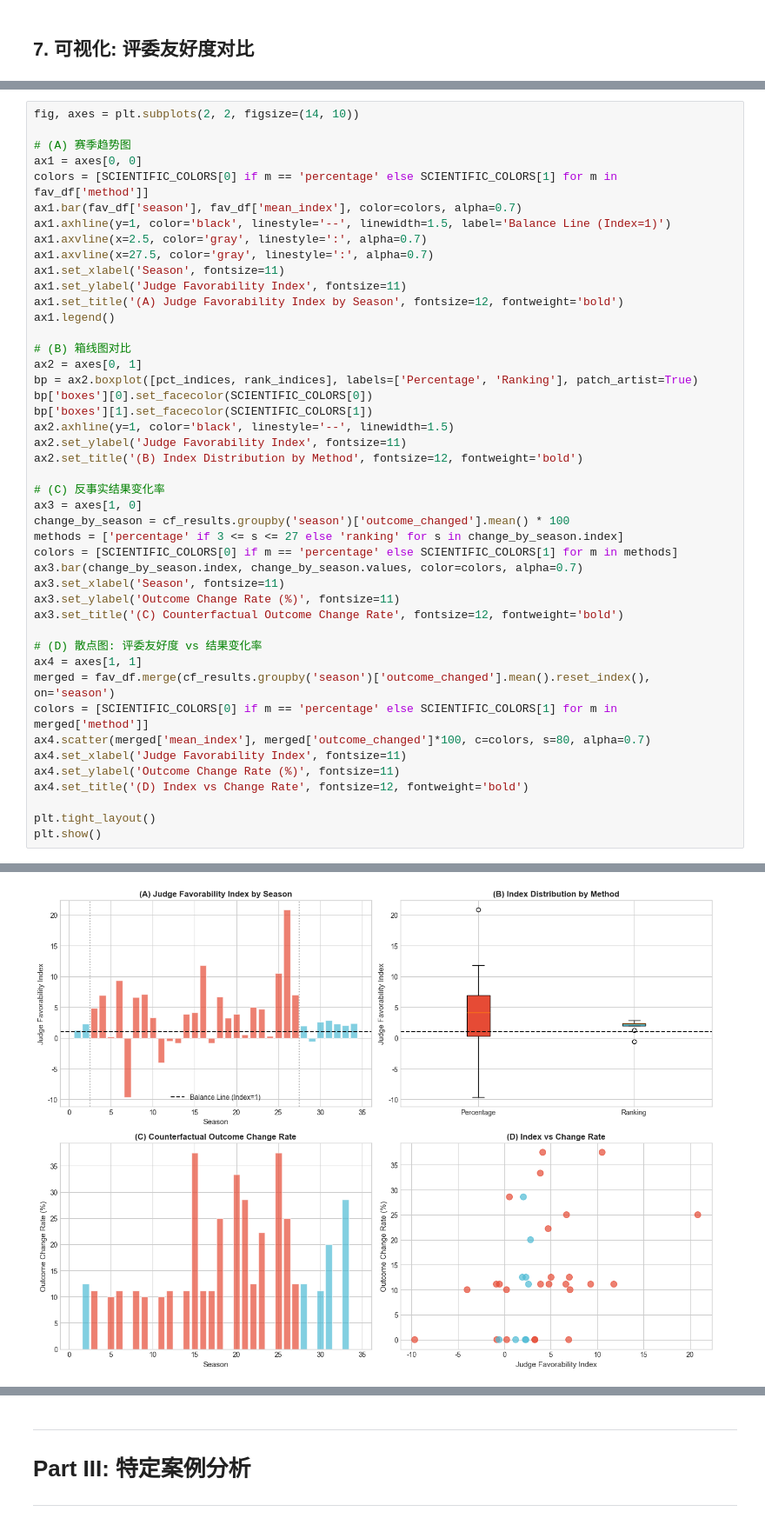
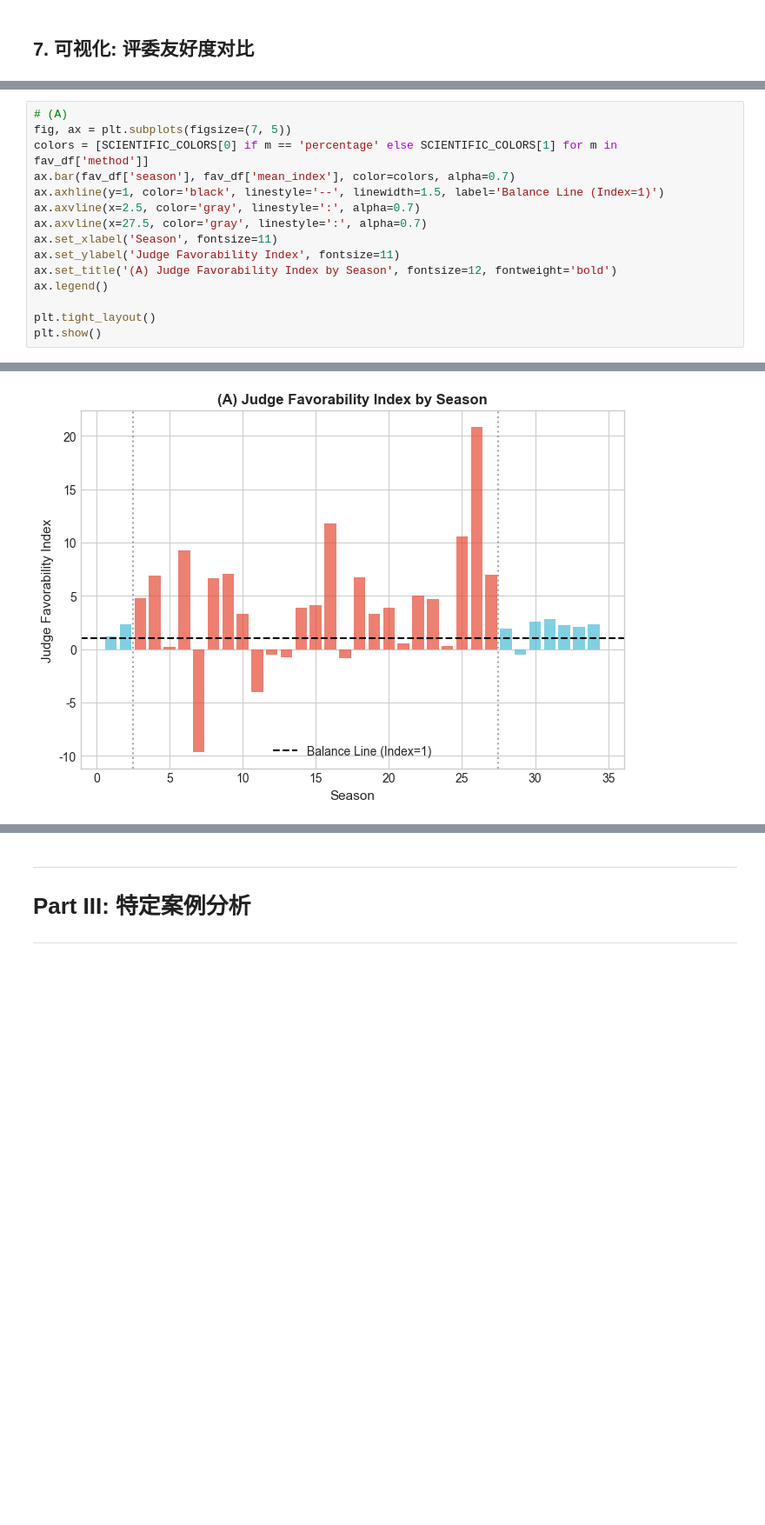
Before and after one commit to zimingttkx/AmericaMathModel, a Jupyter notebook: 2026_MathModel_C/solution_v1/Q2_投票机制对比/问题2_投票机制对比分析.ipynb, the cells around one changed output, grey strips where cells are left out. Shown at 87% size. Drawn from its saved outputs; the diff is of its cells as text; blank space fills up the shorter version.

```diff
--- a/2026_MathModel_C/solution_v1/Q2_投票机制对比/问题2_投票机制对比分析.ipynb
+++ b/2026_MathModel_C/solution_v1/Q2_投票机制对比/问题2_投票机制对比分析.ipynb
@@ -471,45 +481,15 @@ Effect Size (Cohen's d): 0.4653
 # %%
-fig, axes = plt.subplots(2, 2, figsize=(14, 10))
-
-# (A) 赛季趋势图
-ax1 = axes[0, 0]
+# (A)
+fig, ax = plt.subplots(figsize=(7, 5))
 colors = [SCIENTIFIC_COLORS[0] if m == 'percentage' else SCIENTIFIC_COLORS[1] for m in fav_df['method']]
-ax1.bar(fav_df['season'], fav_df['mean_index'], color=colors, alpha=0.7)
-ax1.axhline(y=1, color='black', linestyle='--', linewidth=1.5, label='Balance Line (Index=1)')
-ax1.axvline(x=2.5, color='gray', linestyle=':', alpha=0.7)
-ax1.axvline(x=27.5, color='gray', linestyle=':', alpha=0.7)
-ax1.set_xlabel('Season', fontsize=11)
-ax1.set_ylabel('Judge Favorability Index', fontsize=11)
-ax1.set_title('(A) Judge Favorability Index by Season', fontsize=12, fontweight='bold')
-ax1.legend()
-
-# (B) 箱线图对比
-ax2 = axes[0, 1]
-bp = ax2.boxplot([pct_indices, rank_indices], labels=['Percentage', 'Ranking'], patch_artist=True)
-bp['boxes'][0].set_facecolor(SCIENTIFIC_COLORS[0])
-bp['boxes'][1].set_facecolor(SCIENTIFIC_COLORS[1])
-ax2.axhline(y=1, color='black', linestyle='--', linewidth=1.5)
-ax2.set_ylabel('Judge Favorability Index', fontsize=11)
-ax2.set_title('(B) Index Distribution by Method', fontsize=12, fontweight='bold')
-
-# (C) 反事实结果变化率
-ax3 = axes[1, 0]
-change_by_season = cf_results.groupby('season')['outcome_changed'].mean() * 100
-methods = ['percentage' if 3 <= s <= 27 else 'ranking' for s in change_by_season.index]
-colors = [SCIENTIFIC_COLORS[0] if m == 'percentage' else SCIENTIFIC_COLORS[1] for m in methods]
-ax3.bar(change_by_season.index, change_by_season.values, color=colors, alpha=0.7)
-ax3.set_xlabel('Season', fontsize=11)
-ax3.set_ylabel('Outcome Change Rate (%)', fontsize=11)
-ax3.set_title('(C) Counterfactual Outcome Change Rate', fontsize=12, fontweight='bold')
-
-# (D) 散点图: 评委友好度 vs 结果变化率
-ax4 = axes[1, 1]
-merged = fav_df.merge(cf_results.groupby('season')['outcome_changed'].mean().reset_index(), on='season')
-colors = [SCIENTIFIC_COLORS[0] if m == 'percentage' else SCIENTIFIC_COLORS[1] for m in merged['method']]
-ax4.scatter(merged['mean_index'], merged['outcome_changed']*100, c=colors, s=80, alpha=0.7)
-ax4.set_xlabel('Judge Favorability Index', fontsize=11)
-ax4.set_ylabel('Outcome Change Rate (%)', fontsize=11)
-ax4.set_title('(D) Index vs Change Rate', fontsize=12, fontweight='bold')
+ax.bar(fav_df['season'], fav_df['mean_index'], color=colors, alpha=0.7)
+ax.axhline(y=1, color='black', linestyle='--', linewidth=1.5, label='Balance Line (Index=1)')
+ax.axvline(x=2.5, color='gray', linestyle=':', alpha=0.7)
+ax.axvline(x=27.5, color='gray', linestyle=':', alpha=0.7)
+ax.set_xlabel('Season', fontsize=11)
+ax.set_ylabel('Judge Favorability Index', fontsize=11)
+ax.set_title('(A) Judge Favorability Index by Season', fontsize=12, fontweight='bold')
+ax.legend()
 
 plt.tight_layout()
 plt.show()
@@ -518 +497 @@ FileNotFoundError: [Errno 2] No such file or directory: '../../figures/问题2_
-[figure, old version]
+[figure, new version]
```
Also changed, not shown: parts of 23 cells of this notebook, 8 other files.
